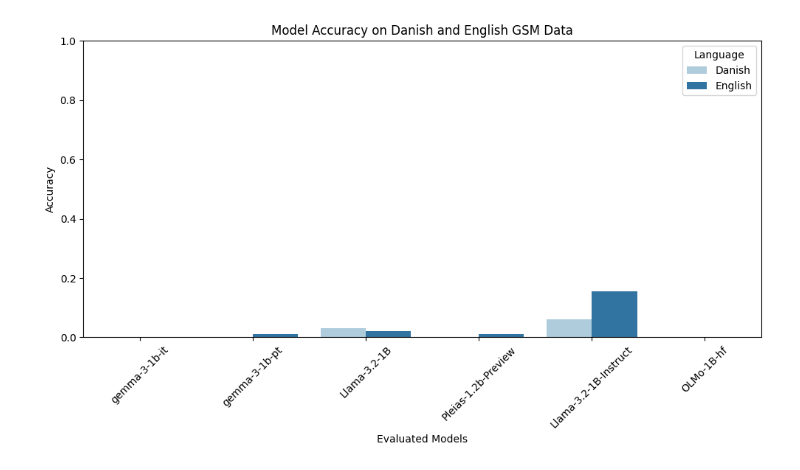
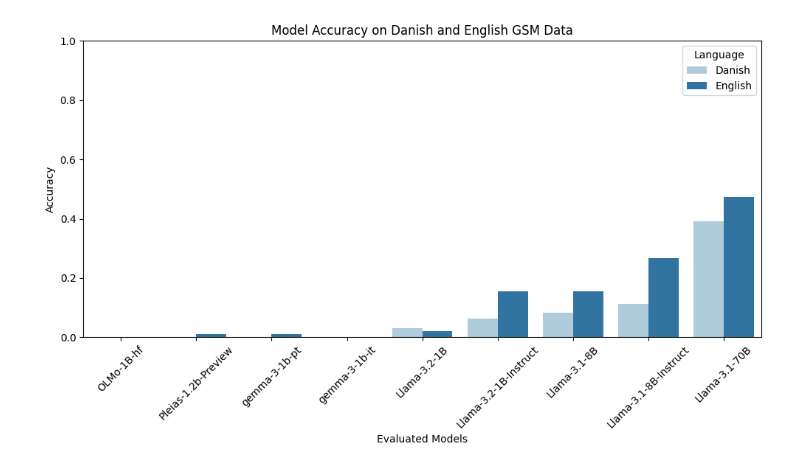
Before and after one commit to centre-for-humanities-computing/m-gsm-symbolic, a Jupyter notebook: notebooks/acc_viz.ipynb, the cells around one changed output. Saved outputs shown, nothing was run; the diff lists cells and outputs as text; code cells hidden in the pictures.

Commit message:
updated the small vizz with the bigger models

```diff
--- a/notebooks/acc_viz.ipynb
+++ b/notebooks/acc_viz.ipynb
@@ -9,32 +9,36 @@ path = "../data/evaluation_results"
 
 for folder, language in [(f"{path}/gsm_dan", "Danish"), (f"{path}/gsm_eng", "English")]:
     for file_name in os.listdir(folder):
-
         file_path = os.path.join(folder, file_name)
 
         df = pd.read_csv(file_path)
         accuracy = round(df["correct"].mean(), 3)
 
-        results.append({
-            "model": file_name.replace(".csv", ""),
-            "language": language,
-            "accuracy": accuracy
-        })
+        results.append(
+            {
+                "model": file_name.replace(".csv", ""),
+                "language": language,
+                "accuracy": accuracy,
+            }
+        )
 df = pd.DataFrame(results)
 # %%
-plt.figure(figsize=(10,6))
-sns.barplot(df, x="model", y="accuracy", hue="language", palette='Paired')
+order_list = ["OLMo-1B-hf", "Pleias-1.2b-Preview", "gemma-3-1b-pt", "gemma-3-1b-it", "Llama-3.2-1B",
+                "Llama-3.2-1B-Instruct", "Llama-3.1-8B", "Llama-3.1-8B-Instruct", "Llama-3.1-70B"]
+
+plt.figure(figsize=(10, 6))
+sns.barplot(df, x="model", y="accuracy", hue="language", palette="Paired", order=order_list)
 
 plt.title("Model Accuracy on Danish and English GSM Data")
 plt.ylabel("Accuracy")
-plt.ylim(0,1)
+plt.ylim(0, 1)
 
 plt.xlabel("Evaluated Models")
 plt.xticks(rotation=45)
 
 plt.legend(title="Language")
 
 plt.tight_layout()
 plt.show()
 # %% [output]
-[figure, old version]
+[figure, new version]
```
